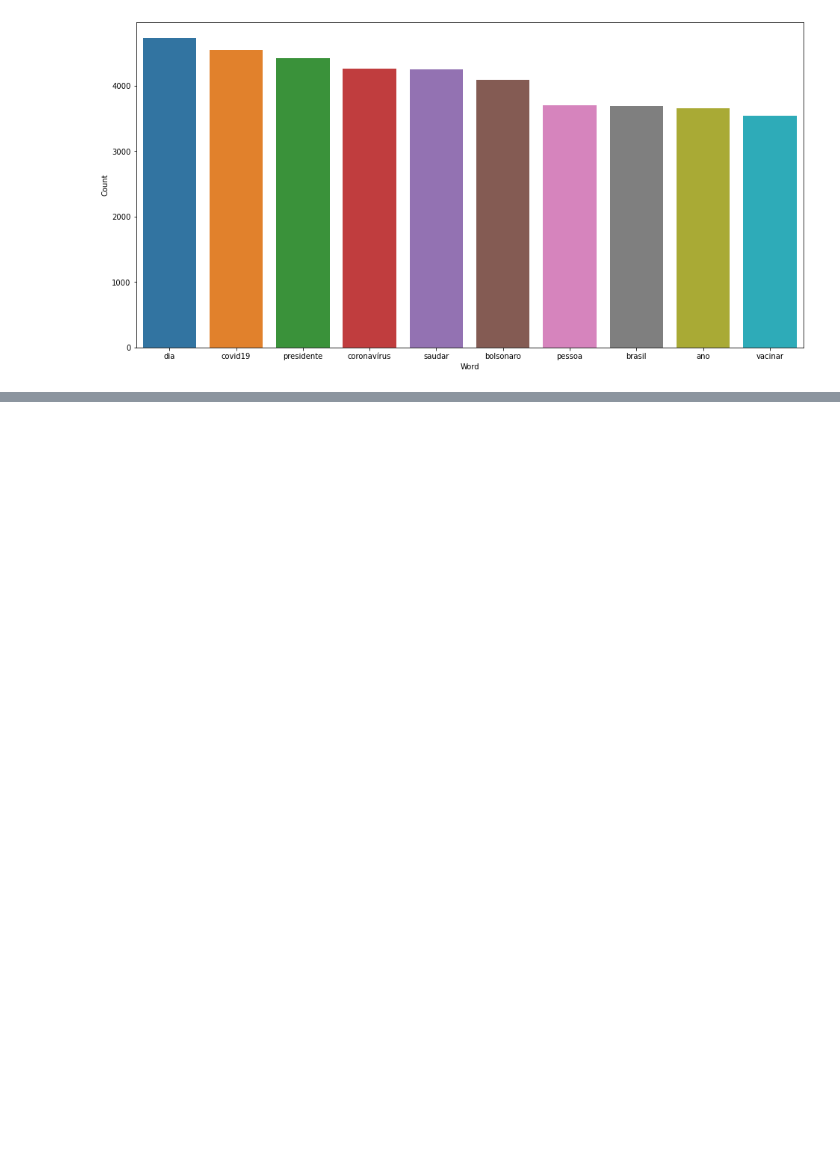
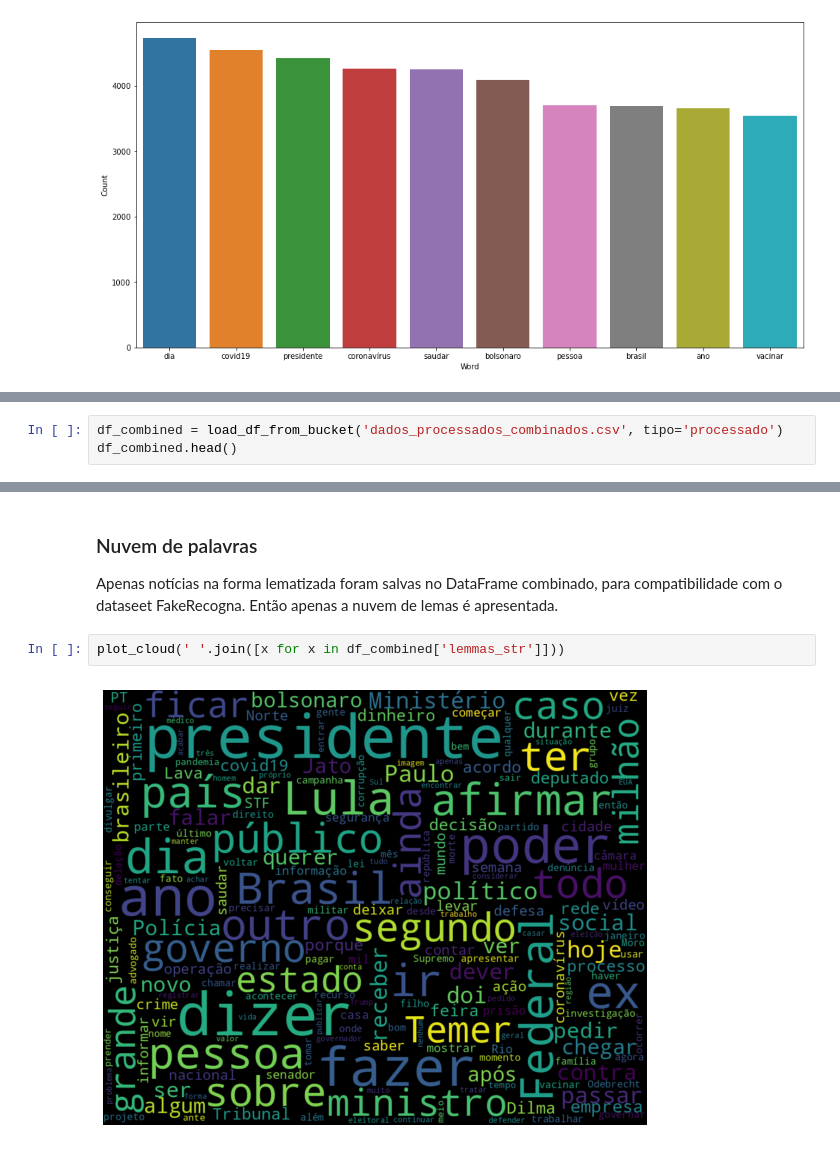
Before and after one commit to RodriguesRBruno/ProjetoMultidisciplinar, a Jupyter notebook: visualizations.ipynb, the cells around one changed output, grey strips where cells are left out. Drawn from its saved outputs; the diff is of its cells as text; blank space fills up the shorter version.

Commit message:
Modelo com dataset combinado

```diff
--- a/visualizations.ipynb
+++ b/visualizations.ipynb
@@ -151,0 +149,3 @@ plot_word_counts(token_list, n=10)
+# %%
+df_combined = load_df_from_bucket('dados_processados_combinados.csv', tipo='processado')
+df_combined.head()
@@ -151,0 +159,7 @@ plot_word_counts(token_list, n=10)
+# %% [markdown]
+### Nuvem de palavras
+Apenas notícias na forma lematizada foram salvas no DataFrame combinado, para compatibilidade com o dataseet FakeRecogna. Então apenas a nuvem de lemas é apresentada.
+# %%
+plot_cloud(' '.join([x for x in df_combined['lemmas_str']]))
+# %% [output]
+[figure, added]
```
Also changed, not shown: parts of 6 cells of this notebook, 5 other files.
